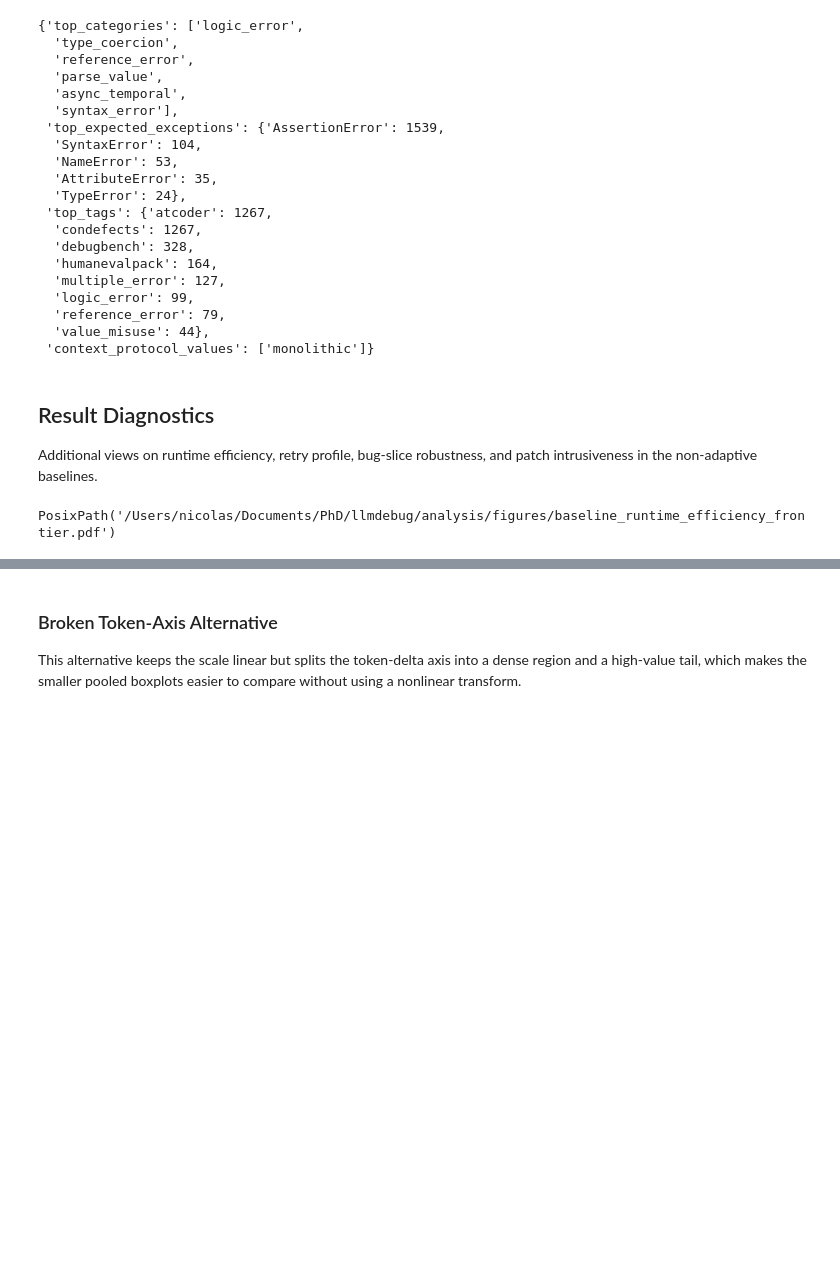
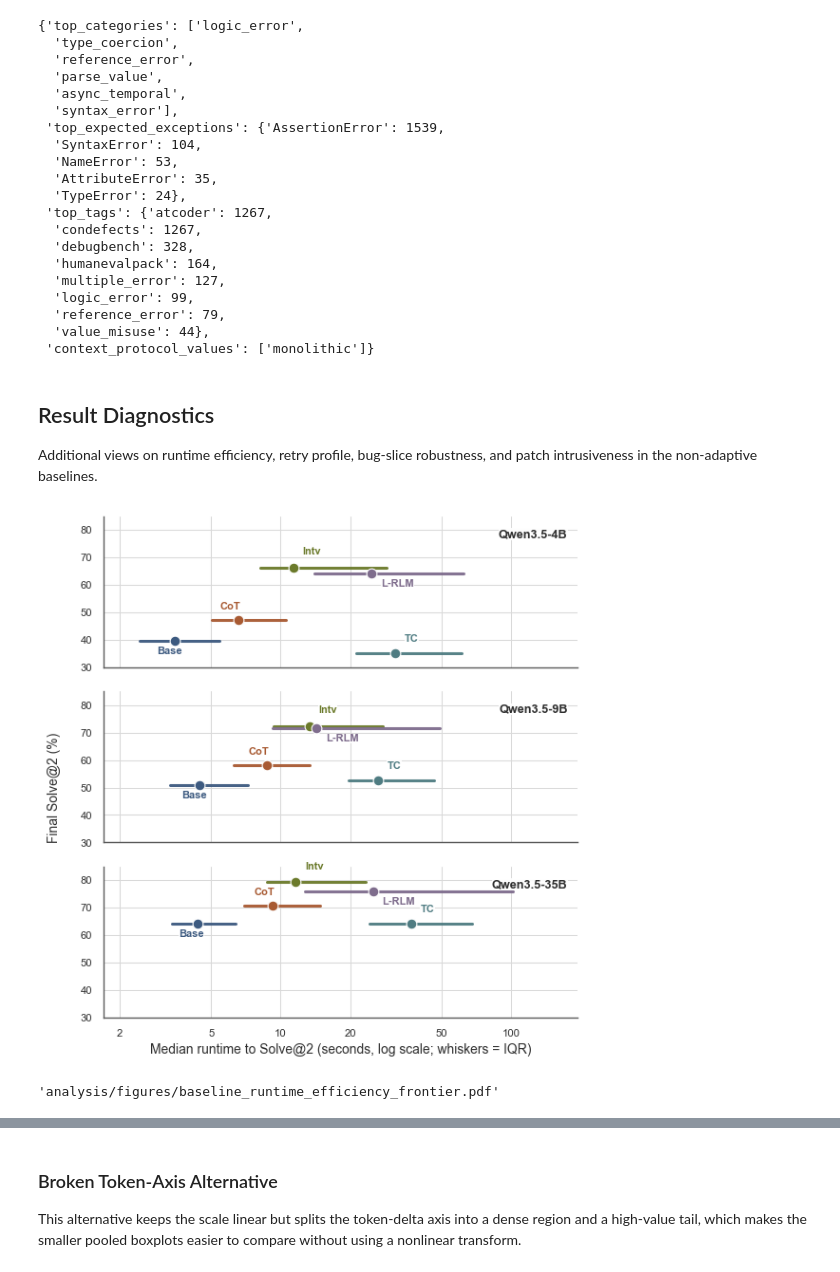
Before and after one commit to NicolasSchuler/tracegate, a Jupyter notebook: analysis/analysis.ipynb, the cells around one changed output, grey strips where cells are left out. Drawn from its saved outputs; the diff is of its cells as text; code cells hidden in the pictures; blank space fills up the shorter version.

```diff
--- a/analysis/analysis.ipynb
+++ b/analysis/analysis.ipynb
@@ -1238,6 +1252,22 @@ from pathlib import Path
 
 if "REPO_ROOT" not in globals():
     raise NameError("Run the registry cell first. Missing names: REPO_ROOT")
+
+try:
+    from IPython.display import display as _display_notebook_object
+except ModuleNotFoundError:
+    _display_notebook_object = None
+
+
+def show_figure(fig) -> None:
+    if _display_notebook_object is not None:
+        _display_notebook_object(fig)
+    try:
+        import matplotlib.pyplot as plt
+    except ModuleNotFoundError:
+        return
+    plt.close(fig)
+
 
 FIGURE_STYLE_PROFILE = "paper_safe"
 FIGURE_EXPORT_FORMAT = "pdf"
@@ -1754,36 +1784,37 @@ for ax, model_size in zip(axes, DIAGNOSTIC_MODEL_ORDER):
             zorder=3,
         )
         ax.annotate(
             BASELINE_SHORT_DISPLAY[row.baseline],
             xy=(row.median_runtime_sec, row.final_solve_at_2_pct),
             xytext=label_offsets[row.baseline],
             textcoords="offset points",
             fontsize=runtime_style["annotation_fontsize"],
             color=color,
             weight="bold",
             bbox=dict(runtime_style["annotation_bbox"]),
         )
 
 runtime_ticks = [2, 5, 10, 20, 50, 100, 200]
 runtime_ticks = [tick for tick in runtime_ticks if x_min <= tick <= x_max]
 axes[-1].set_xticks(runtime_ticks)
 axes[-1].set_xticklabels([str(tick) for tick in runtime_ticks])
 axes[-1].set_xlabel(
     "Median runtime to Solve@2 (seconds, log scale; whiskers = IQR)",
     fontsize=runtime_style["axis_label_fontsize"],
 )
 fig.supylabel("Final Solve@2 (%)", fontsize=runtime_style["axis_label_fontsize"], x=0.04)
 fig.subplots_adjust(left=0.14, right=0.985, top=0.985, bottom=0.09, hspace=0.16)
 
 runtime_efficiency_figure_path = save_figure(
     fig,
     "baseline_runtime_efficiency_frontier.png",
     dpi=300,
 )
-plt.show()
-runtime_efficiency_figure_path
+show_figure(fig)
+repo_relative_path(runtime_efficiency_figure_path)
 # %% [output]
+[figure, added]
-PosixPath('/Users/nicolas/Documents/PhD/llmdebug/analysis/figures/baseline_runtime_efficiency_frontier.pdf')
+'analysis/figures/baseline_runtime_efficiency_frontier.pdf'
 # %%
 try:
     import numpy as np
```
Also changed, not shown: parts of 12 cells of this notebook.
